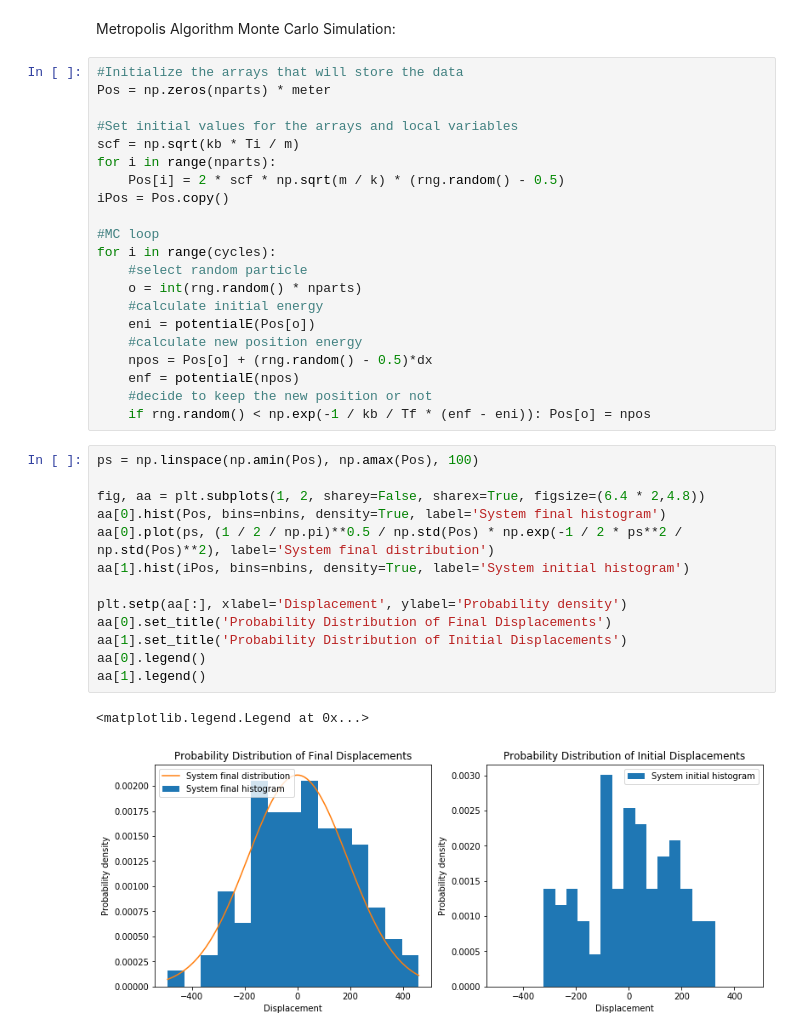
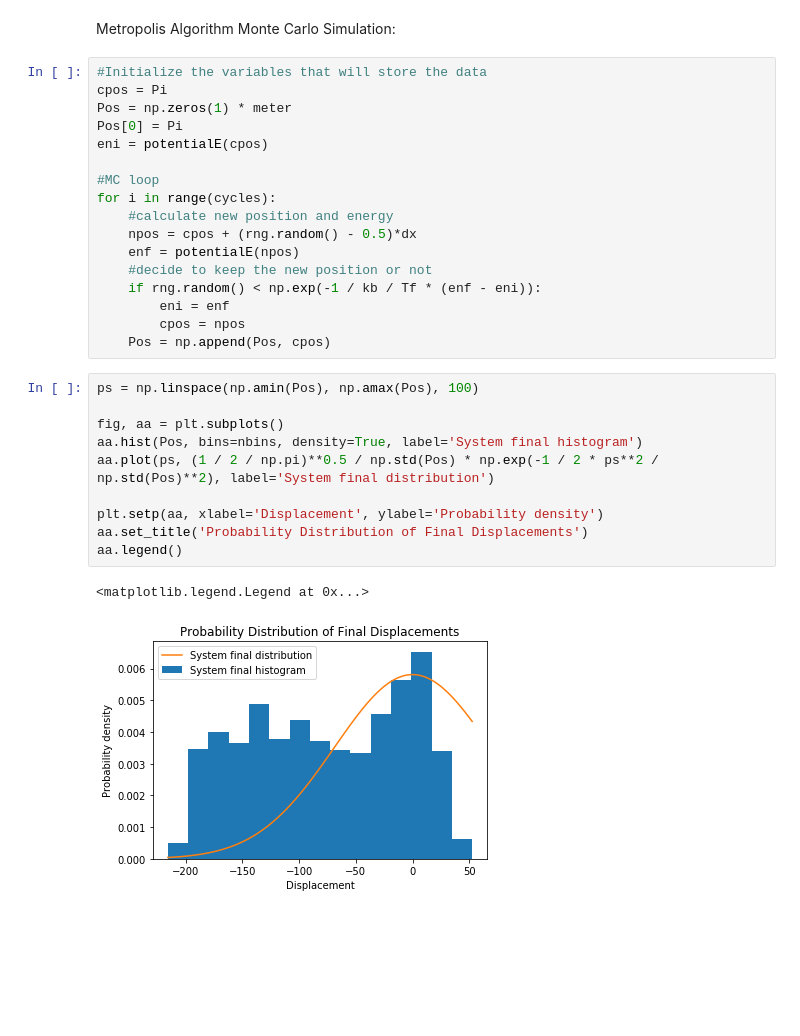
Before and after one commit to kadams66/Intro-Sims, a Jupyter notebook: HO Metropolis MC NVT.ipynb, the cells around one changed output. Cells and saved outputs as stored; diff of their text form; blank space fills up the shorter version.

```diff
--- a/HO Metropolis MC NVT.ipynb
+++ b/HO Metropolis MC NVT.ipynb
@@ -52,39 +47,32 @@ def potentialE(pos):
 # %% [markdown]
 Metropolis Algorithm Monte Carlo Simulation:
 # %%
-#Initialize the arrays that will store the data
-Pos = np.zeros(nparts) * meter
-
-#Set initial values for the arrays and local variables
-scf = np.sqrt(kb * Ti / m)
-for i in range(nparts):
-    Pos[i] = 2 * scf * np.sqrt(m / k) * (rng.random() - 0.5)
-iPos = Pos.copy()
+#Initialize the variables that will store the data
+cpos = Pi
+Pos = np.zeros(1) * meter
+Pos[0] = Pi
+eni = potentialE(cpos)
 
 #MC loop
 for i in range(cycles):
-    #select random particle
-    o = int(rng.random() * nparts)
-    #calculate initial energy
-    eni = potentialE(Pos[o])
-    #calculate new position energy
-    npos = Pos[o] + (rng.random() - 0.5)*dx
+    #calculate new position and energy
+    npos = cpos + (rng.random() - 0.5)*dx
     enf = potentialE(npos)
     #decide to keep the new position or not
-    if rng.random() < np.exp(-1 / kb / Tf * (enf - eni)): Pos[o] = npos
+    if rng.random() < np.exp(-1 / kb / Tf * (enf - eni)):
+        eni = enf
+        cpos = npos
+    Pos = np.append(Pos, cpos)
 # %%
 ps = np.linspace(np.amin(Pos), np.amax(Pos), 100)
 
-fig, aa = plt.subplots(1, 2, sharey=False, sharex=True, figsize=(6.4 * 2,4.8))
-aa[0].hist(Pos, bins=nbins, density=True, label='System final histogram')
-aa[0].plot(ps, (1 / 2 / np.pi)**0.5 / np.std(Pos) * np.exp(-1 / 2 * ps**2 / np.std(Pos)**2), label='System final distribution')
-aa[1].hist(iPos, bins=nbins, density=True, label='System initial histogram')
+fig, aa = plt.subplots()
+aa.hist(Pos, bins=nbins, density=True, label='System final histogram')
+aa.plot(ps, (1 / 2 / np.pi)**0.5 / np.std(Pos) * np.exp(-1 / 2 * ps**2 / np.std(Pos)**2), label='System final distribution')
 
-plt.setp(aa[:], xlabel='Displacement', ylabel='Probability density')
-aa[0].set_title('Probability Distribution of Final Displacements')
-aa[1].set_title('Probability Distribution of Initial Displacements')
-aa[0].legend()
-aa[1].legend()
+plt.setp(aa, xlabel='Displacement', ylabel='Probability density')
+aa.set_title('Probability Distribution of Final Displacements')
+aa.legend()
 # %% [output]
 <matplotlib.legend.Legend at 0x...>
-[figure, old version]
+[figure, new version]
```
Also changed, not shown: parts of 2 cells of this notebook.
